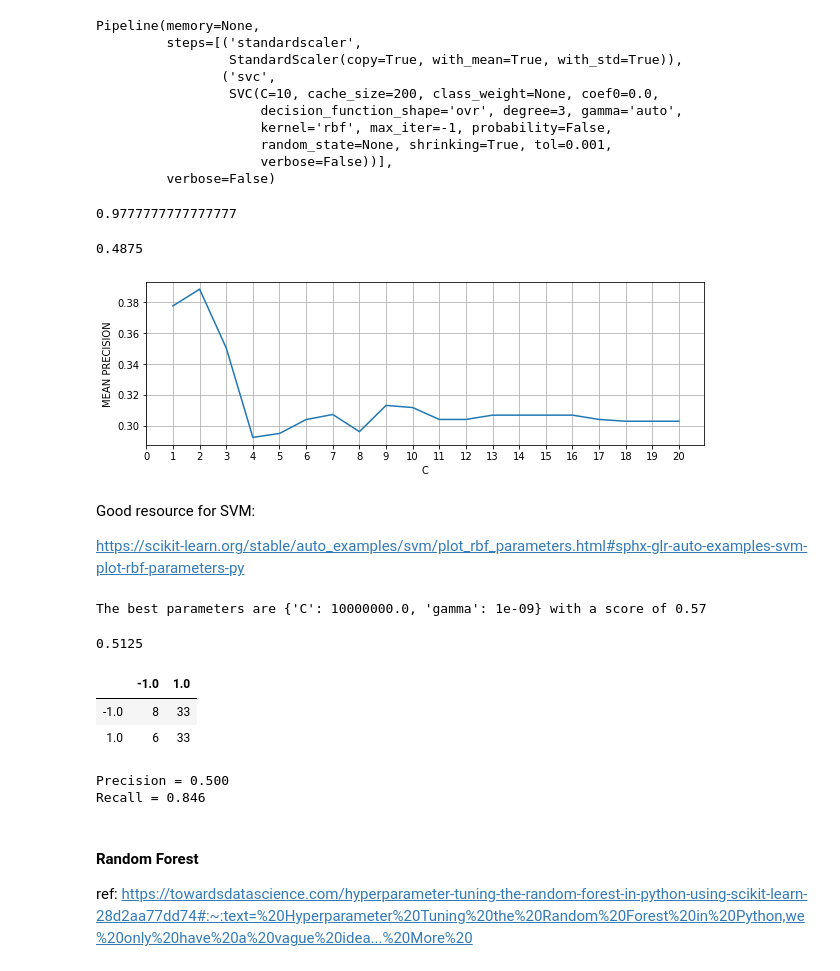
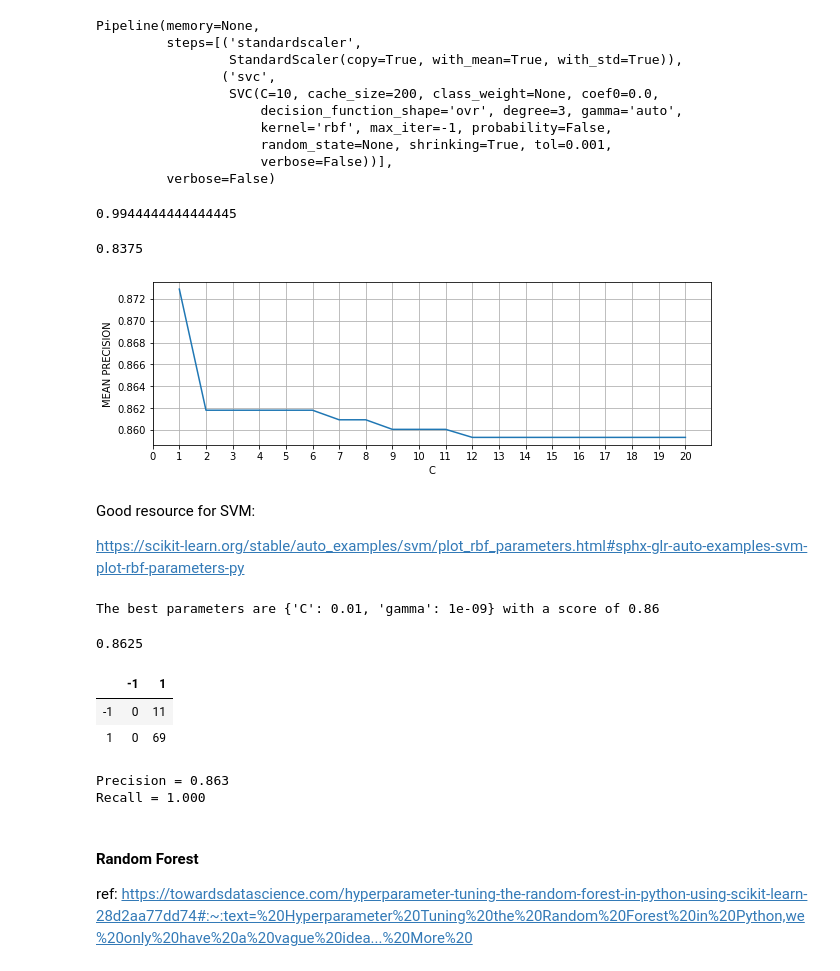
Before and after one commit to k11tqa25/nlp_based_recommender, a Jupyter notebook: neo4j.ipynb, the cells around one changed output. Cells and saved outputs as stored; diff of their text form; code cells hidden in the pictures.

```diff
--- a/neo4j.ipynb
+++ b/neo4j.ipynb
@@ -624,9 +632,9 @@ from sklearn.discriminant_analysis import LinearDiscriminantAnalysis
 from sklearn.naive_bayes import GaussianNB
 # %%
 train_dataset_cat = pd.read_pickle('train_dataset.pkl')
-train_dataset_cat.y = train_dataset_cat.y.apply(lambda x: 1 if x > 0 else -1)
+train_dataset_cat.y = train_dataset_cat.y.apply(lambda x: 1 if x >= 0 else -1)
 test_dataset_cat = pd.read_pickle('test_dataset.pkl')
-test_dataset_cat.y = test_dataset_cat.y.apply(lambda x: 1 if x > 0 else -1)
+test_dataset_cat.y = test_dataset_cat.y.apply(lambda x: 1 if x >= 0 else -1)
 train_dataset_cat
 # %% [output]
 |  | y | Married | Citizenship_Canada | Citizenship_India | Citizenship_New Zealand | Citizenship_People's Republic of ... | ... |
@@ -699,11 +707,11 @@ Pipeline(memory=None,
 # %%
 svc.score(x_train_selected, Y_train)
 # %% [output]
-0.9777777777777777
+0.9944444444444445
 # %%
 svc.score(x_test_selected, Y_test)
 # %% [output]
-0.4875
+0.8375
 # %%
 pre = []
 for c in range(1,21):
@@ -721,7 +729,7 @@ plt.ylabel('MEAN PRECISION')
 plt.xticks(x_range, y_range)
 plt.grid()
 # %% [output]
-[figure, old version]
+[figure, new version]
 # %% [markdown]
 Good resource for SVM:
 
@@ -737,27 +745,27 @@ grid.fit(x_train_selected, Y_train)
 print("The best parameters are %s with a score of %0.2f"
       % (grid.best_params_, grid.best_score_))
 # %% [output]
-The best parameters are {'C': 10000000.0, 'gamma': 1e-09} with a score of 0.57
+The best parameters are {'C': 0.01, 'gamma': 1e-09} with a score of 0.86
 # %%
 svc = make_pipeline(StandardScaler(), SVC(kernel='rbf', C=grid.best_params_['C'], gamma=grid.best_params_['gamma']))
 svc.fit(x_train_selected, Y_train)
 svc.score(x_test_selected, Y_test)
 # %% [output]
-0.5125
+0.8625
 # %%
 y_pred = svc.predict(x_test_selected)
-pd.DataFrame(confusion_matrix(Y_test, y_pred), index=svc.classes_, columns=svc.classes_)
+pd.DataFrame(confusion_matrix(Y_test, y_pred), index= [-1, 1], columns=[-1, 1])
 # %% [output]
-|  | -1.0 | 1.0 |
-| -1.0 | 8 | 33 |
-| 1.0 | 6 | 33 |
+|  | -1 | 1 |
+| -1 | 0 | 11 |
+| 1 | 0 | 69 |
 # %%
 tn, fp, fn, tp = confusion_matrix(Y_test, y_pred).ravel()
 print(f"Precision = {tp/(tp+fp):0.3f}")
 print(f"Recall = {tp/(tp+fn):0.3f}")
 # %% [output]
-Precision = 0.500
-Recall = 0.846
+Precision = 0.863
+Recall = 1.000
 # %% [markdown]
 #### Random Forest
 
```
Also changed, not shown: parts of 16 cells of this notebook, 1 other file.
